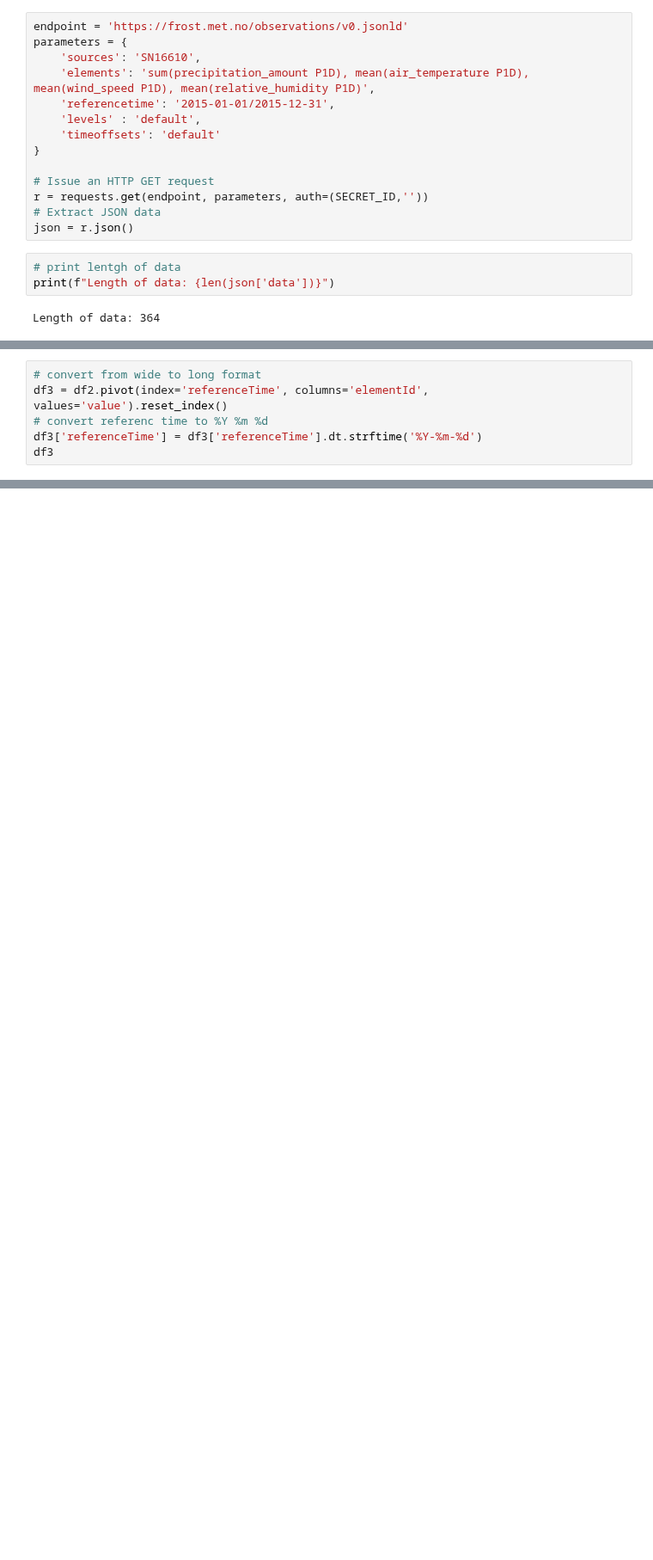
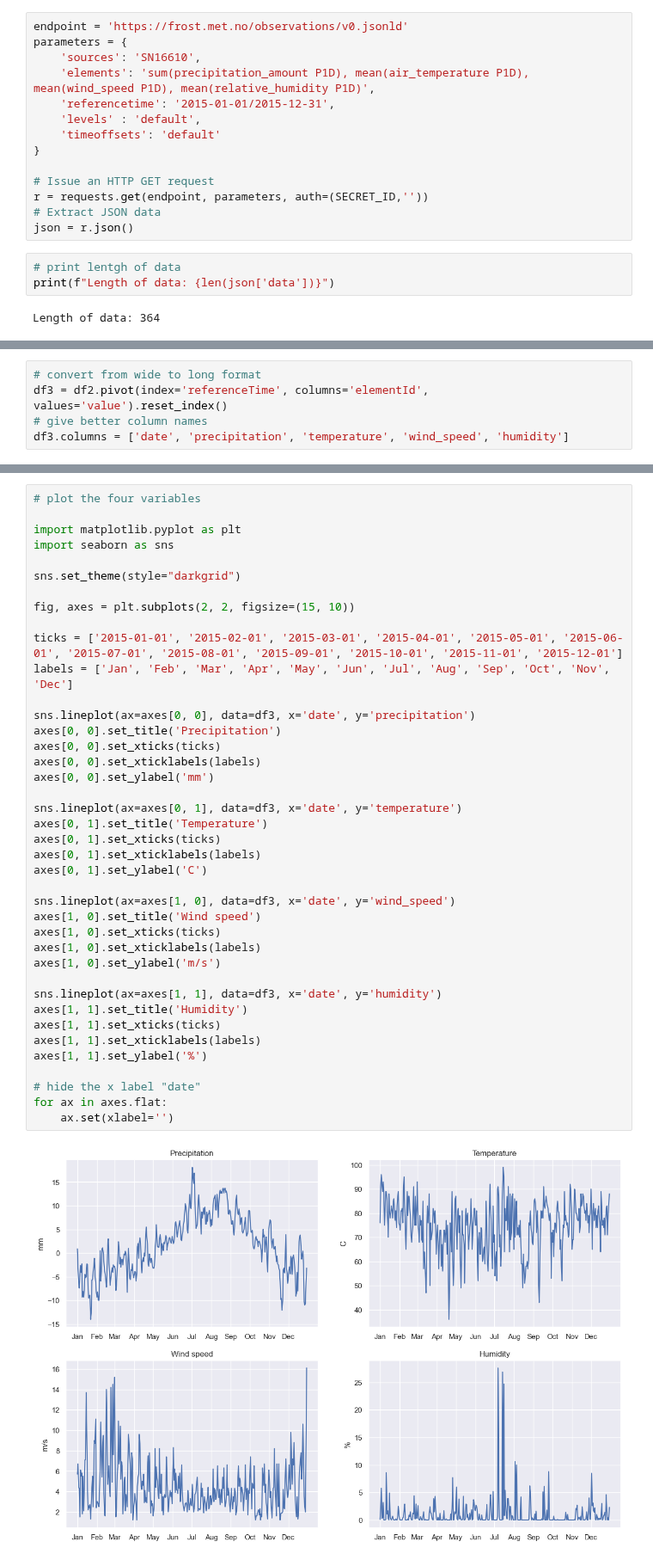
Before and after one commit to erlendrisvik/Compulsories, a Jupyter notebook: CA2/CA2.ipynb, the cells around one changed output, grey strips where cells are left out. Shown at 86% size. Drawn from its saved outputs; the diff is of its cells as text; blank space fills up the shorter version.

Commit message:
beautiful plot

```diff
--- a/CA2/CA2.ipynb
+++ b/CA2/CA2.ipynb
@@ -162,6 +142,5 @@ df2
 # %%
 # convert from wide to long format
 df3 = df2.pivot(index='referenceTime', columns='elementId', values='value').reset_index()
-# convert referenc time to %Y %m %d
-df3['referenceTime'] = df3['referenceTime'].dt.strftime('%Y-%m-%d')
-df3
+# give better column names
+df3.columns = ['date', 'precipitation', 'temperature', 'wind_speed', 'humidity']
@@ -184,0 +147,42 @@ df3
+# %%
+# plot the four variables
+
+import matplotlib.pyplot as plt
+import seaborn as sns
+
+sns.set_theme(style="darkgrid")
+
+fig, axes = plt.subplots(2, 2, figsize=(15, 10))
+
+ticks = ['2015-01-01', '2015-02-01', '2015-03-01', '2015-04-01', '2015-05-01', '2015-06-01', '2015-07-01', '2015-08-01', '2015-09-01', '2015-10-01', '2015-11-01', '2015-12-01']
+labels = ['Jan', 'Feb', 'Mar', 'Apr', 'May', 'Jun', 'Jul', 'Aug', 'Sep', 'Oct', 'Nov', 'Dec']
+
+sns.lineplot(ax=axes[0, 0], data=df3, x='date', y='precipitation')
+axes[0, 0].set_title('Precipitation')
+axes[0, 0].set_xticks(ticks)
+axes[0, 0].set_xticklabels(labels)
+axes[0, 0].set_ylabel('mm')
+
+sns.lineplot(ax=axes[0, 1], data=df3, x='date', y='temperature')
+axes[0, 1].set_title('Temperature')
+axes[0, 1].set_xticks(ticks)
+axes[0, 1].set_xticklabels(labels)
+axes[0, 1].set_ylabel('C')
+
+sns.lineplot(ax=axes[1, 0], data=df3, x='date', y='wind_speed')
+axes[1, 0].set_title('Wind speed')
+axes[1, 0].set_xticks(ticks)
+axes[1, 0].set_xticklabels(labels)
+axes[1, 0].set_ylabel('m/s')
+
+sns.lineplot(ax=axes[1, 1], data=df3, x='date', y='humidity')
+axes[1, 1].set_title('Humidity')
+axes[1, 1].set_xticks(ticks)
+axes[1, 1].set_xticklabels(labels)
+axes[1, 1].set_ylabel('%')
+
+# hide the x label "date"
+for ax in axes.flat:
+    ax.set(xlabel='')
+# %% [output]
+[figure, added]
```
Also changed, not shown: parts of 4 cells of this notebook.
